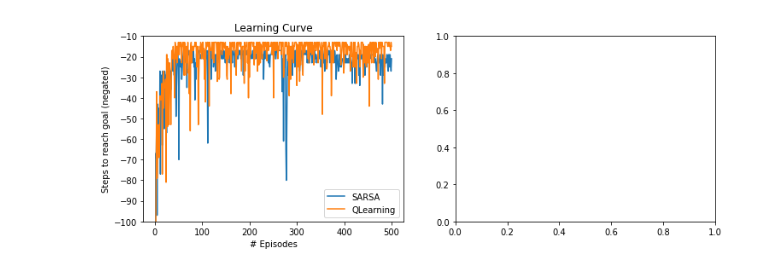
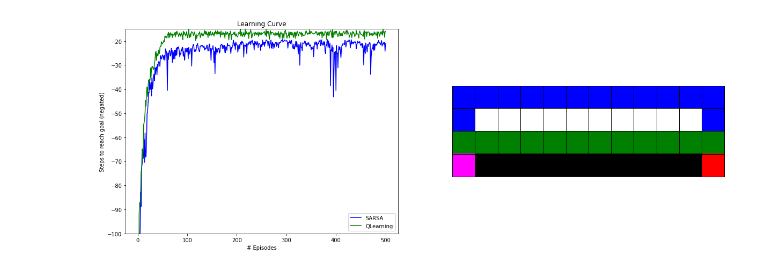
Before and after one commit to chandrusuresh/ReinforcementLearning, a Jupyter notebook: Ch6-TD_Learning/Ch6_OffPolicyTDLearning.ipynb, the cells around one changed output. Saved outputs shown, nothing was run; the diff lists cells and outputs as text; code cells hidden in the pictures.

Commit message:
Updates to comparison plots and trajectories

```diff
--- a/Ch6-TD_Learning/Ch6_OffPolicyTDLearning.ipynb
+++ b/Ch6-TD_Learning/Ch6_OffPolicyTDLearning.ipynb
@@ -111,14 +126,18 @@ def QLearning(num_episodes,actions,alpha,epsilon,gamma):
 # %%
-num_runs = 1
+num_runs = 50
 num_episodes = 500
 epsilon = 0.1
 alpha = 0.5
 gamma = 1
 sarsa_stats = np.zeros((num_episodes,2))
 ql_stats = np.zeros((num_episodes,2))
+Q_sarsa = np.zeros((grid_rows,grid_cols,len(hv_actions)))
+Q_ql = np.zeros((grid_rows,grid_cols,len(hv_actions)))
 for i in tqdm(range(num_runs)):
-  Q_sarsa,stats_sarsa = SARSA(num_episodes,hv_actions,alpha,epsilon,gamma)
-  Q_ql,stats_ql = QLearning(num_episodes,hv_actions,alpha,epsilon,gamma)
+  Q1,stats_sarsa = SARSA(num_episodes,hv_actions,alpha,epsilon,gamma)
+  Q2,stats_ql = QLearning(num_episodes,hv_actions,alpha,epsilon,gamma)
+  Q_sarsa += Q1
+  Q_ql += Q2
 
   sarsa_stats[:,1] += stats_sarsa[:,1]
   ql_stats[:,1] += stats_ql[:,1]
@@ -127,14 +146,21 @@ sarsa_stats[:,0] = stats_sarsa[:,0]
 ql_stats[:,0] = stats_ql[:,0]
 sarsa_stats[:,1] = sarsa_stats[:,1]/float(num_runs)
 ql_stats[:,1] = ql_stats[:,1]/float(num_runs)
+
+Q_sarsa = Q_sarsa/float(num_runs)
+Q_ql = Q_ql/float(num_runs)
 # %%
-fig,ax = plt.subplots(1,2,figsize=(12,4))
-ax[0].plot(sarsa_stats[:,0],sarsa_stats[:,1])
-ax[0].plot(ql_stats[:,0],ql_stats[:,1])
-ax[0].set_ylim([-100,-10])
+fig,ax = plt.subplots(1,2,figsize=(20,7))
+ax[0].plot(sarsa_stats[:,0],sarsa_stats[:,1],'b')
+ax[0].plot(ql_stats[:,0],ql_stats[:,1],'g')
+ax[0].set_ylim([-100,-15])
 ax[0].set_xlabel('# Episodes');
 ax[0].set_ylabel('Steps to reach goal (negated)');
 ax[0].set_title('Learning Curve');
 ax[0].legend(['SARSA','QLearning']);
+
+sarsa_traj = play_back(Q_sarsa,hv_actions)
+ql_traj = play_back(Q_ql,hv_actions)
+plot_grid(ax[1],sarsa_traj,ql_traj)
 # %% [output]
-[figure, old version]
+[figure, new version]
```
Also changed, not shown: parts of 3 cells of this notebook.
